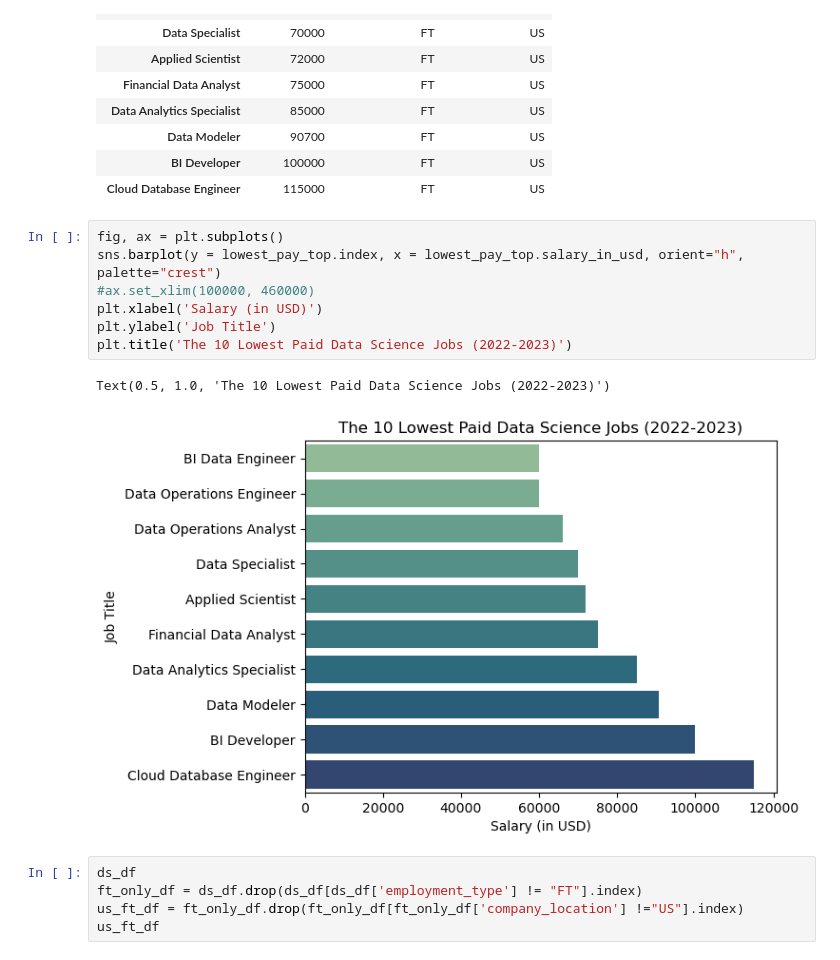
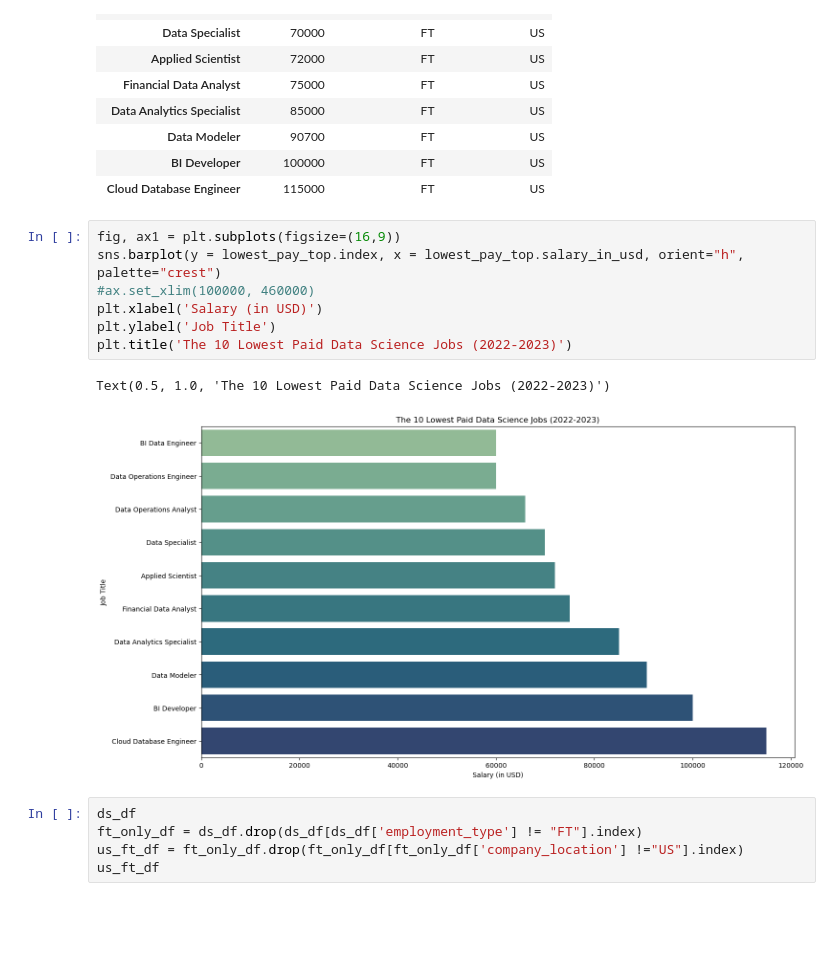
Before and after one commit to joshlynj/ds_salaries, a Jupyter notebook: notebooks/eda.ipynb, the cells around one changed output. Drawn from its saved outputs; the diff is of its cells as text; blank space fills up the shorter version.

```diff
--- a/notebooks/eda.ipynb
+++ b/notebooks/eda.ipynb
@@ -224,15 +224,15 @@ lowest_pay_top
 | BI Developer | 100000 | FT | US |
 | Cloud Database Engineer | 115000 | FT | US |
 # %%
-fig, ax = plt.subplots()
+fig, ax1 = plt.subplots(figsize=(16,9))
 sns.barplot(y = lowest_pay_top.index, x = lowest_pay_top.salary_in_usd, orient="h", palette="crest")
 #ax.set_xlim(100000, 460000)
 plt.xlabel('Salary (in USD)')
 plt.ylabel('Job Title')
 plt.title('The 10 Lowest Paid Data Science Jobs (2022-2023)')
 # %% [output]
 Text(0.5, 1.0, 'The 10 Lowest Paid Data Science Jobs (2022-2023)')
-[figure, old version]
+[figure, new version]
 # %%
 ds_df
 ft_only_df = ds_df.drop(ds_df[ds_df['employment_type'] != "FT"].index)
```
Also changed, not shown: parts of 4 cells of this notebook, 1 other file.
